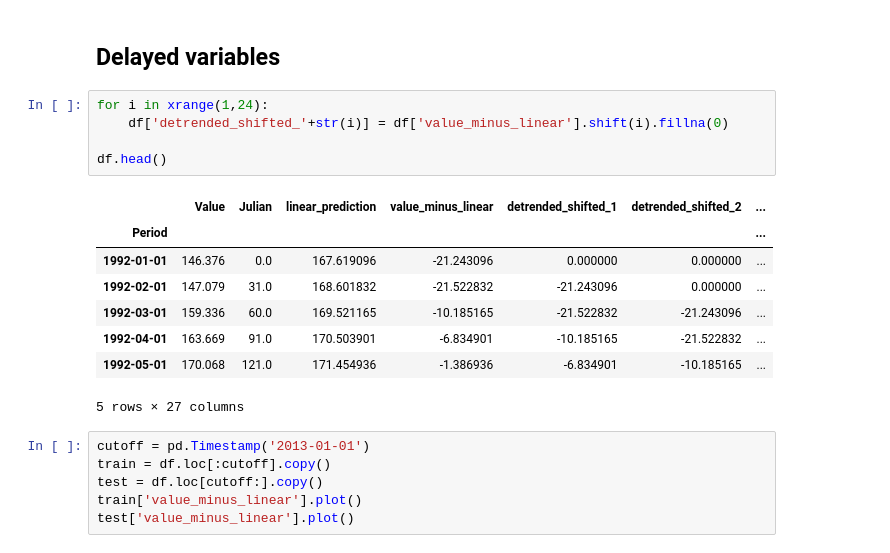
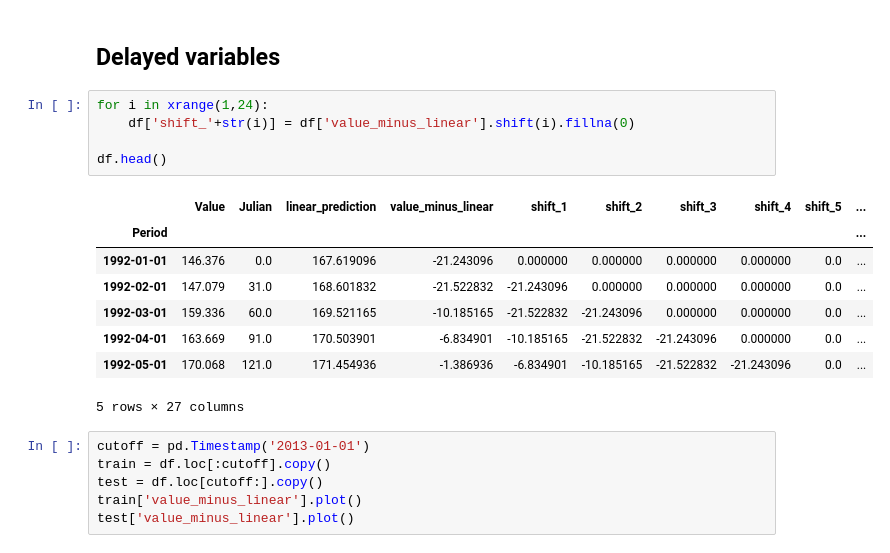
Before and after one commit to kickback/time_series_with_python, a Jupyter notebook: Time series prediction.ipynb, the cells around one changed output. Cells and saved outputs as stored; diff of their text form.

```diff
--- a/Time series prediction.ipynb
+++ b/Time series prediction.ipynb
@@ -117,17 +117,17 @@ df['value_minus_linear'].plot()
 ## Delayed variables
 # %%
 for i in xrange(1,24):
-    df['detrended_shifted_'+str(i)] = df['value_minus_linear'].shift(i).fillna(0)
+    df['shift_'+str(i)] = df['value_minus_linear'].shift(i).fillna(0)
 
 df.head()
 # %% [output]
-|  | Value | Julian | linear_prediction | value_minus_linear | detrended_shifted_1 | detrended_shifted_2 | ... |
-| Period |  |  |  |  |  |  | ... |
-| 1992-01-01 | 146.376 | 0.0 | 167.619096 | -21.243096 | 0.000000 | 0.000000 | ... |
-| 1992-02-01 | 147.079 | 31.0 | 168.601832 | -21.522832 | -21.243096 | 0.000000 | ... |
-| 1992-03-01 | 159.336 | 60.0 | 169.521165 | -10.185165 | -21.522832 | -21.243096 | ... |
-| 1992-04-01 | 163.669 | 91.0 | 170.503901 | -6.834901 | -10.185165 | -21.522832 | ... |
-| 1992-05-01 | 170.068 | 121.0 | 171.454936 | -1.386936 | -6.834901 | -10.185165 | ... |
+|  | Value | Julian | linear_prediction | value_minus_linear | shift_1 | shift_2 | shift_3 | shift_4 | shift_5 | ... |
+| Period |  |  |  |  |  |  |  |  |  | ... |
+| 1992-01-01 | 146.376 | 0.0 | 167.619096 | -21.243096 | 0.000000 | 0.000000 | 0.000000 | 0.000000 | 0.0 | ... |
+| 1992-02-01 | 147.079 | 31.0 | 168.601832 | -21.522832 | -21.243096 | 0.000000 | 0.000000 | 0.000000 | 0.0 | ... |
+| 1992-03-01 | 159.336 | 60.0 | 169.521165 | -10.185165 | -21.522832 | -21.243096 | 0.000000 | 0.000000 | 0.0 | ... |
+| 1992-04-01 | 163.669 | 91.0 | 170.503901 | -6.834901 | -10.185165 | -21.522832 | -21.243096 | 0.000000 | 0.0 | ... |
+| 1992-05-01 | 170.068 | 121.0 | 171.454936 | -1.386936 | -6.834901 | -10.185165 | -21.522832 | -21.243096 | 0.0 | ... |
 5 rows × 27 columns
 # %%
 cutoff = pd.Timestamp('2013-01-01')
```
Also changed, not shown: parts of 4 cells of this notebook, 1 other file.
